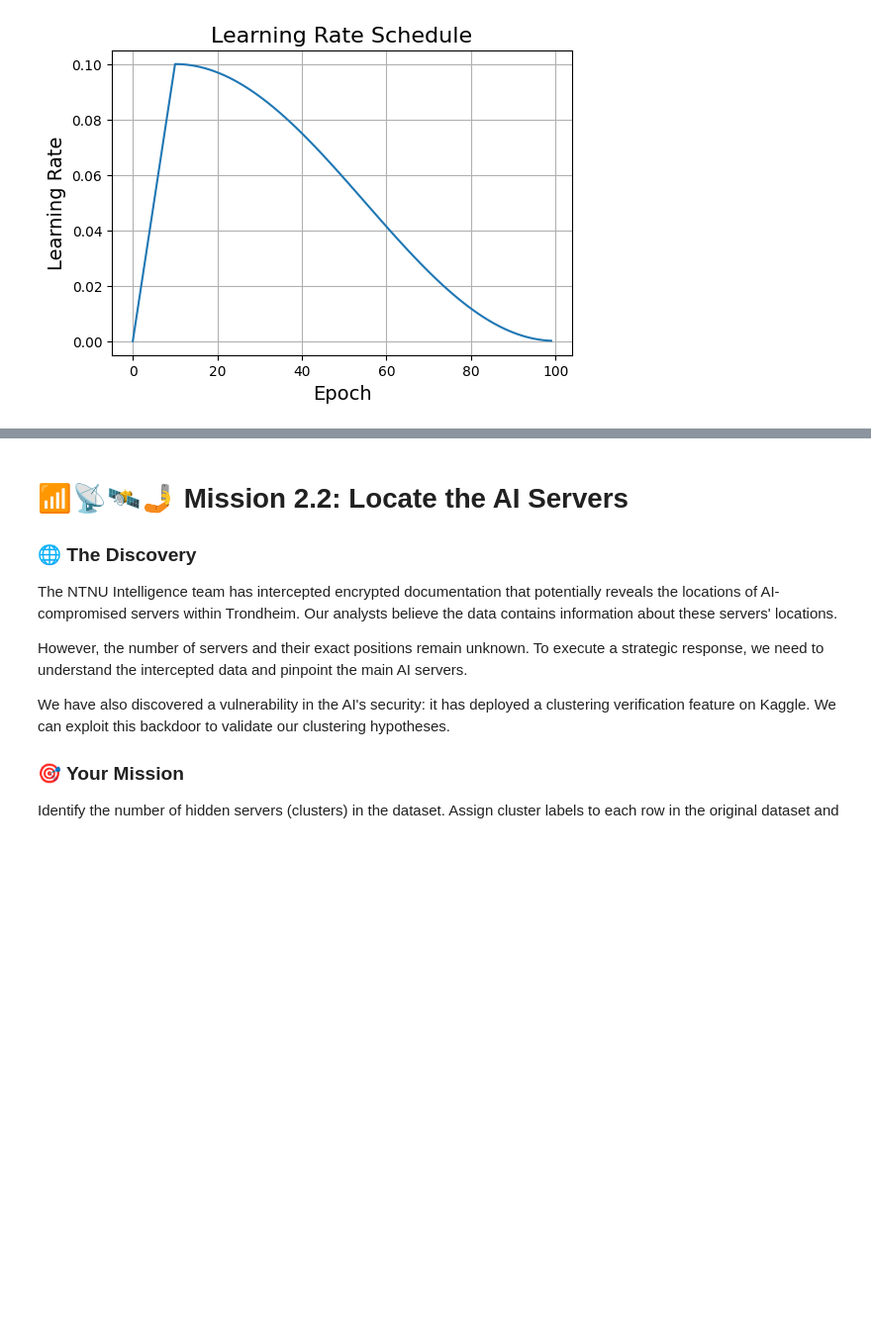
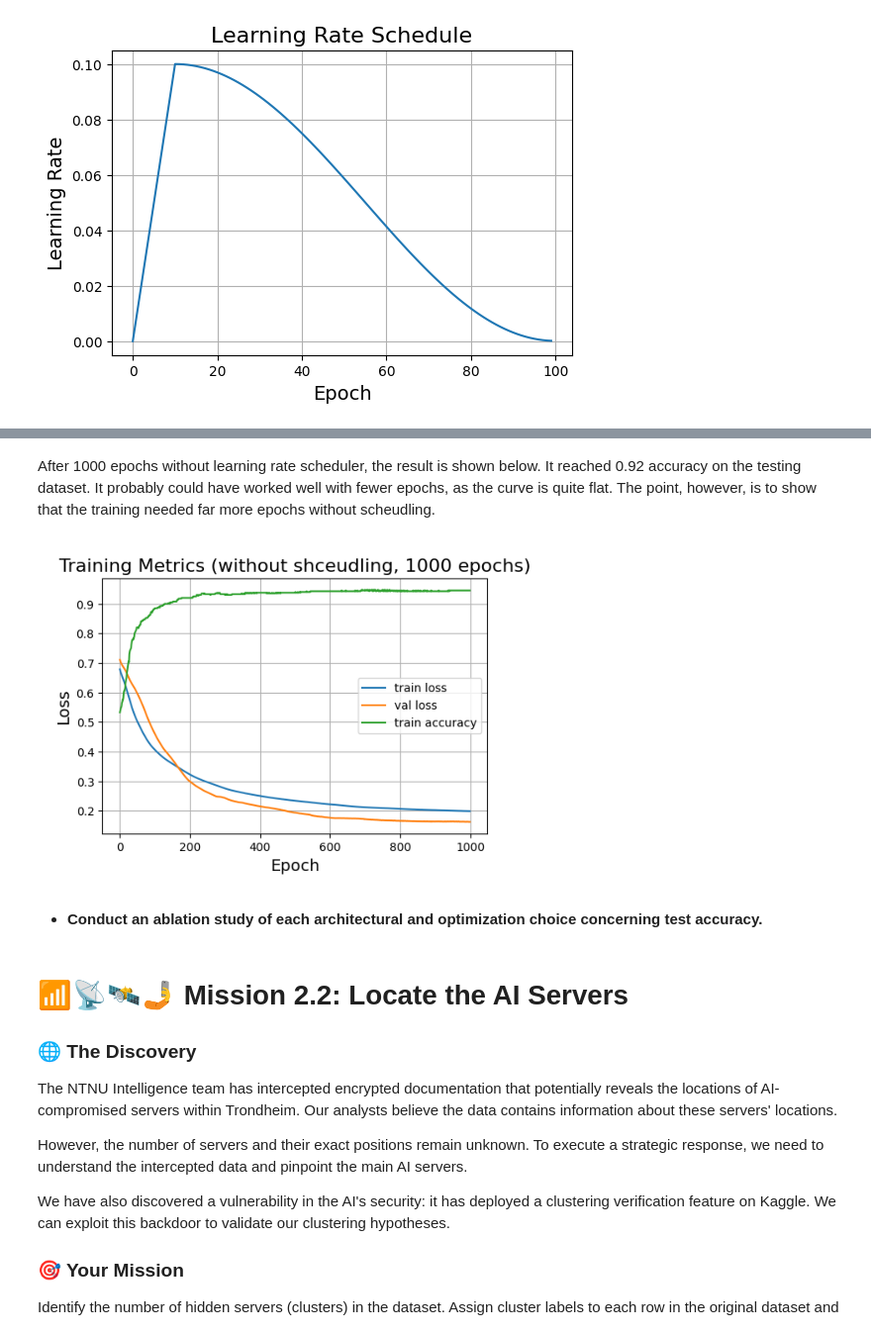
Before and after one commit to aOlsvik/tdt4172-intro-ml, a Jupyter notebook: Assignment2/Chapter_2.ipynb, the cells around one changed output, grey strips where cells are left out. Shown: that part at 99% size. Drawn from its saved outputs; the diff is of its cells as text; code cells hidden in the pictures; blank space fills up the shorter version.

```diff
--- a/Assignment2/Chapter_2.ipynb
+++ b/Assignment2/Chapter_2.ipynb
@@ -217,3 +263,13 @@ plt.show()
+# %% [markdown]
+After 1000 epochs without learning rate scheduler, the result is shown below. It reached 0.92 accuracy on the testing dataset. It probably could have worked well with fewer epochs, as the curve is quite flat. The point, however, is to show that the training needed far more epochs without scheudling.
+# %%
+plt.imshow(plt.imread("wout_adam_1000.png"))
+plt.axis('off')
+plt.show()
+# %% [output]
+[figure, added]
+# %% [markdown]
+   - **Conduct an ablation study of each architectural and optimization choice concerning test accuracy.**
 # %% [markdown]
 # 📶📡🛰️🤳 Mission 2.2: Locate the AI Servers
 
```
Also changed, not shown: parts of 10 cells of this notebook, 3 other files.
